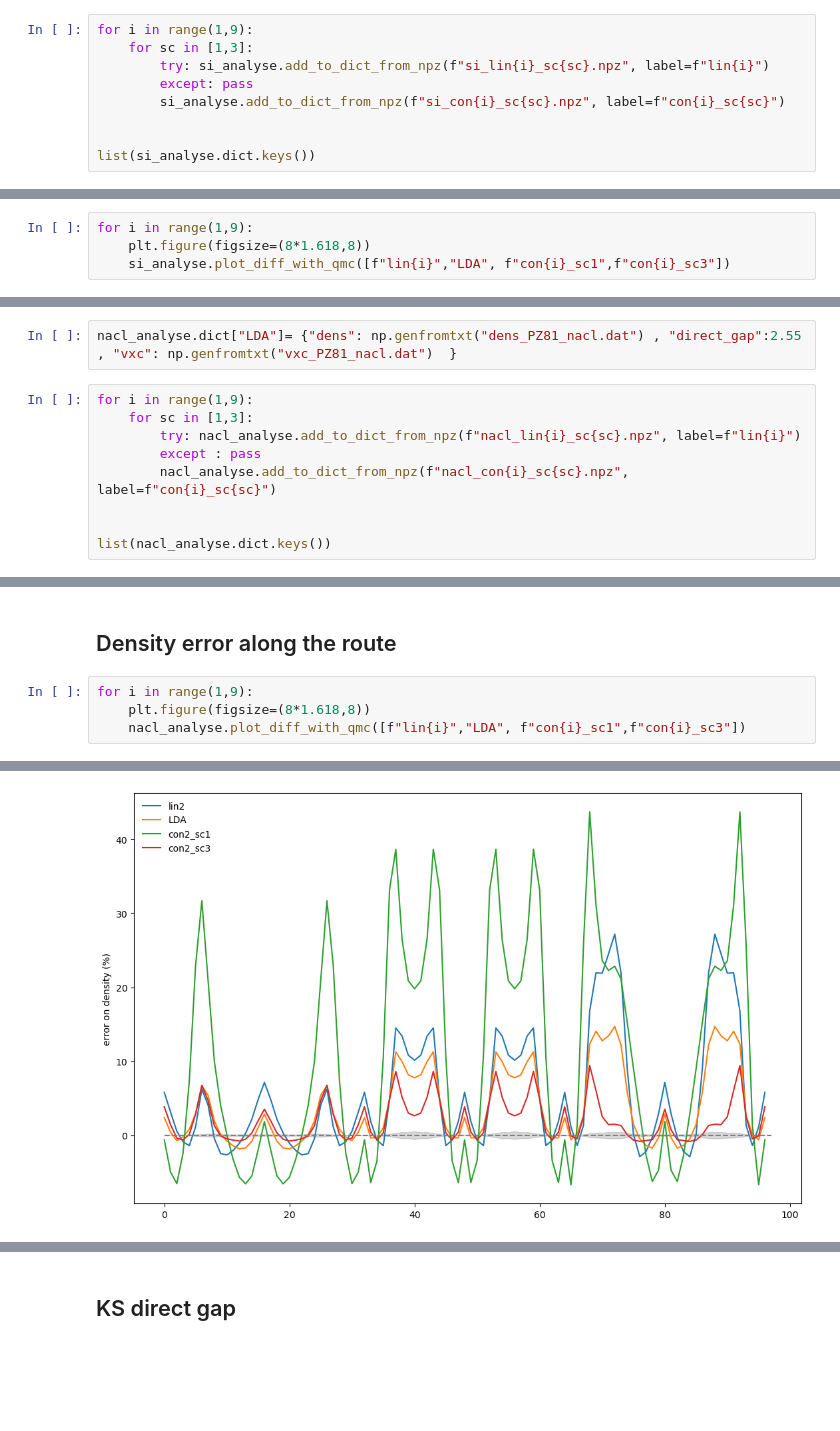
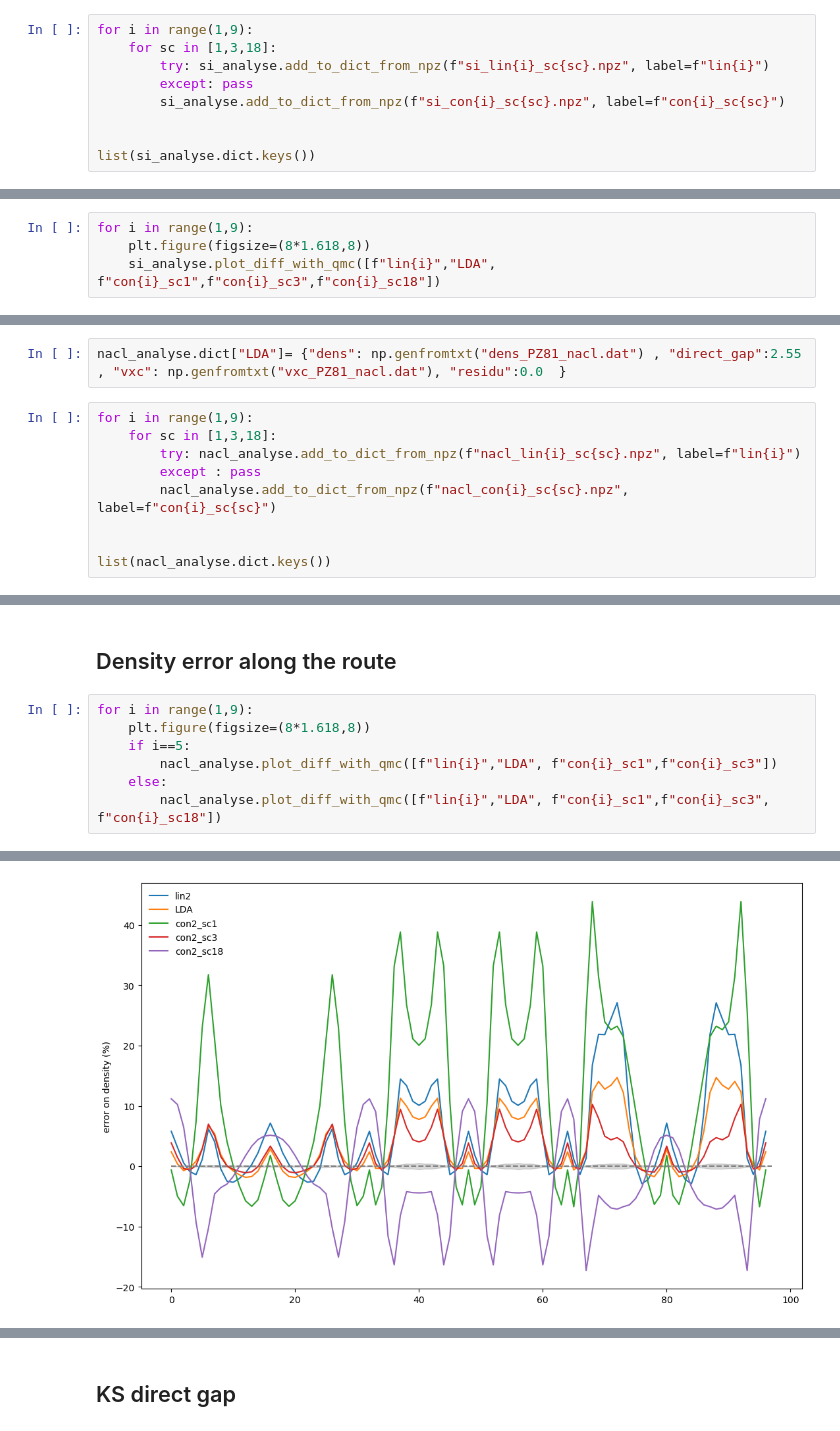
Before and after one commit to aouinaayoub/connector, a Jupyter notebook: fxc_connector-24-01.ipynb, the cells around one changed output, grey strips where cells are left out. Cells and saved outputs as stored; diff of their text form; blank space fills up the shorter version.

```diff
--- a/fxc_connector-24-01.ipynb
+++ b/fxc_connector-24-01.ipynb
@@ -45,6 +36,6 @@ si_analyse.dict["LDA"]= {"dens": np.genfromtxt("dens_ref_lda.dat") , "direct_gap
 # %%
 for i in range(1,9):
-    for sc in [1,3]:
+    for sc in [1,3,18]:
         try: si_analyse.add_to_dict_from_npz(f"si_lin{i}_sc{sc}.npz", label=f"lin{i}")
         except: pass
         si_analyse.add_to_dict_from_npz(f"si_con{i}_sc{sc}.npz", label=f"con{i}_sc{sc}")
@@ -91,5 +82,5 @@ The direct gap is 3.0476 ev | QMC = 2.72 eV
 # %%
 for i in range(1,9):
     plt.figure(figsize=(8*1.618,8))
-    si_analyse.plot_diff_with_qmc([f"lin{i}","LDA", f"con{i}_sc1",f"con{i}_sc3"])
+    si_analyse.plot_diff_with_qmc([f"lin{i}","LDA", f"con{i}_sc1",f"con{i}_sc3",f"con{i}_sc18"])
 # %% [output]
@@ -285,10 +276,10 @@ total size is 289,994,464  speedup is 1.01
 # %%
 nacl_analyse = analyzer(mat="nacl", qmc_file="nacl_qmc_dens_vxc.csv")
 # %%
-nacl_analyse.dict["LDA"]= {"dens": np.genfromtxt("dens_PZ81_nacl.dat") , "direct_gap":2.55 , "vxc": np.genfromtxt("vxc_PZ81_nacl.dat")  }
+nacl_analyse.dict["LDA"]= {"dens": np.genfromtxt("dens_PZ81_nacl.dat") , "direct_gap":2.55 , "vxc": np.genfromtxt("vxc_PZ81_nacl.dat"), "residu":0.0  }
 # %%
 for i in range(1,9):
-    for sc in [1,3]:
+    for sc in [1,3,18]:
         try: nacl_analyse.add_to_dict_from_npz(f"nacl_lin{i}_sc{sc}.npz", label=f"lin{i}")
         except : pass
         nacl_analyse.add_to_dict_from_npz(f"nacl_con{i}_sc{sc}.npz", label=f"con{i}_sc{sc}")
@@ -335,5 +326,8 @@ The direct gap is 4.6050 ev | QMC = 5.25 eV
 # %%
 for i in range(1,9):
     plt.figure(figsize=(8*1.618,8))
-    nacl_analyse.plot_diff_with_qmc([f"lin{i}","LDA", f"con{i}_sc1",f"con{i}_sc3"])
+    if i==5:
+        nacl_analyse.plot_diff_with_qmc([f"lin{i}","LDA", f"con{i}_sc1",f"con{i}_sc3"])
+    else:
+        nacl_analyse.plot_diff_with_qmc([f"lin{i}","LDA", f"con{i}_sc1",f"con{i}_sc3", f"con{i}_sc18"])
 # %% [output]
@@ -341 +335 @@ for i in range(1,9):
-[figure, old version]
+[figure, new version]
```
Also changed, not shown: parts of 21 cells of this notebook.
